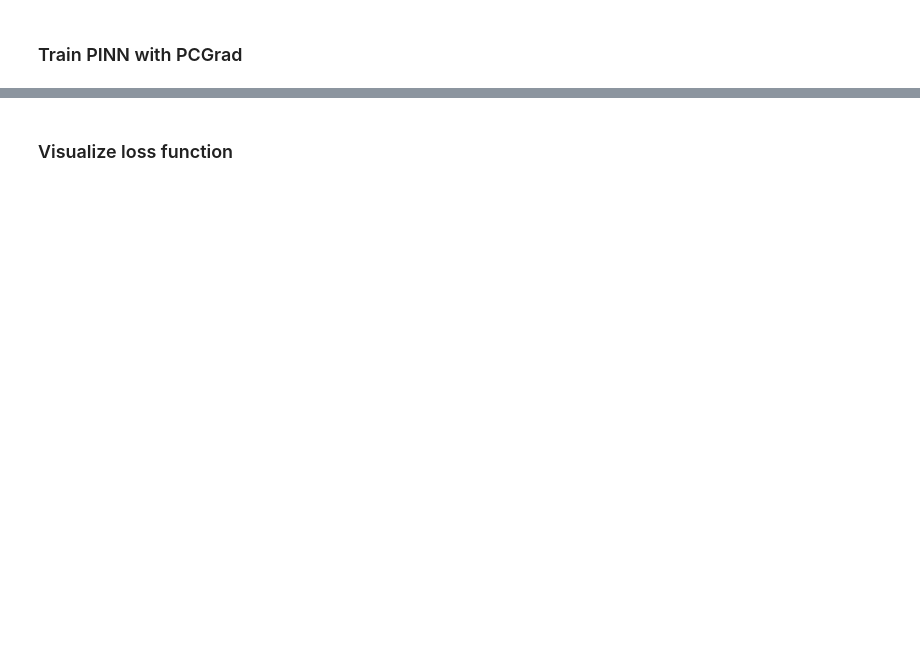
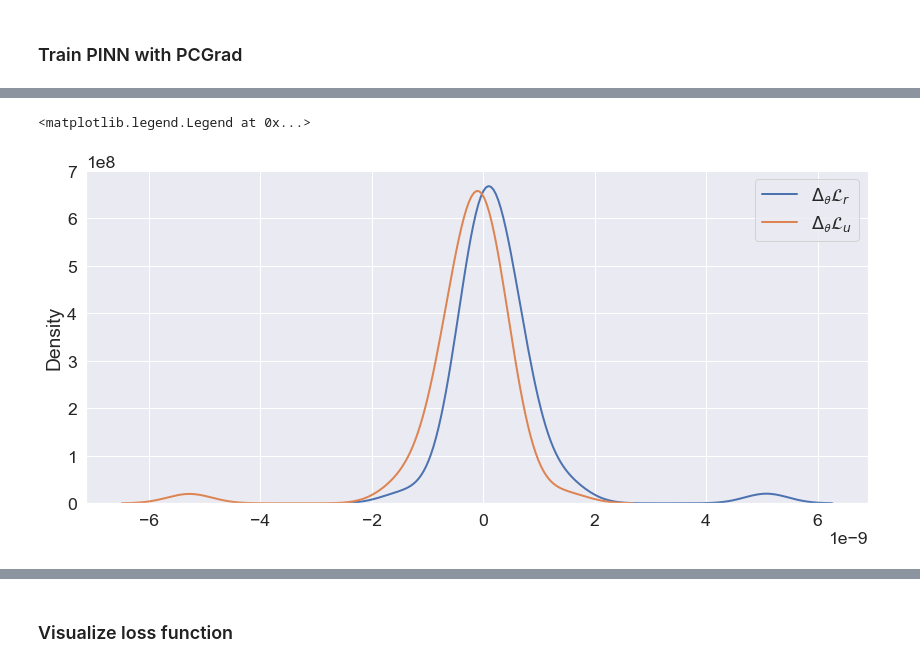
Before and after one commit to zxgcqupt/PINNs4SRA, a Jupyter notebook: physics_informed_neural_network_for_system_reliability_analysis.ipynb, the cells around one changed output, grey strips where cells are left out. Drawn from its saved outputs; the diff is of its cells as text; code cells hidden in the pictures; blank space fills up the shorter version.

```diff
--- a/physics_informed_neural_network_for_system_reliability_analysis.ipynb
+++ b/physics_informed_neural_network_for_system_reliability_analysis.ipynb
@@ -261,0 +290,14 @@ Iteration 25445: loss = 1.3047259e-10,2.378286e-09,3.6391265e-10,1.29979
+# %%
+fig, axs = plt.subplots(1, 1, figsize=(12, 6))
+
+sns.kdeplot(PINN_solver.gradients_log[8][2][0].numpy().flatten(), ax = axs, linewidth =2,
+            label = r'$\Delta_\mathcal{\theta}\mathcal{L}_r$')
+
+sns.kdeplot(PINN_solver.gradients_log[8][1][0].numpy().flatten(), linewidth =2, ax = axs,
+            label = r'$\Delta_\mathcal{\theta}\mathcal{L}_u$')
+
+plt.tight_layout()
+plt.legend()
+# %% [output]
+<matplotlib.legend.Legend at 0x...>
+[figure, added]
```
Also changed, not shown: parts of 16 cells of this notebook.
